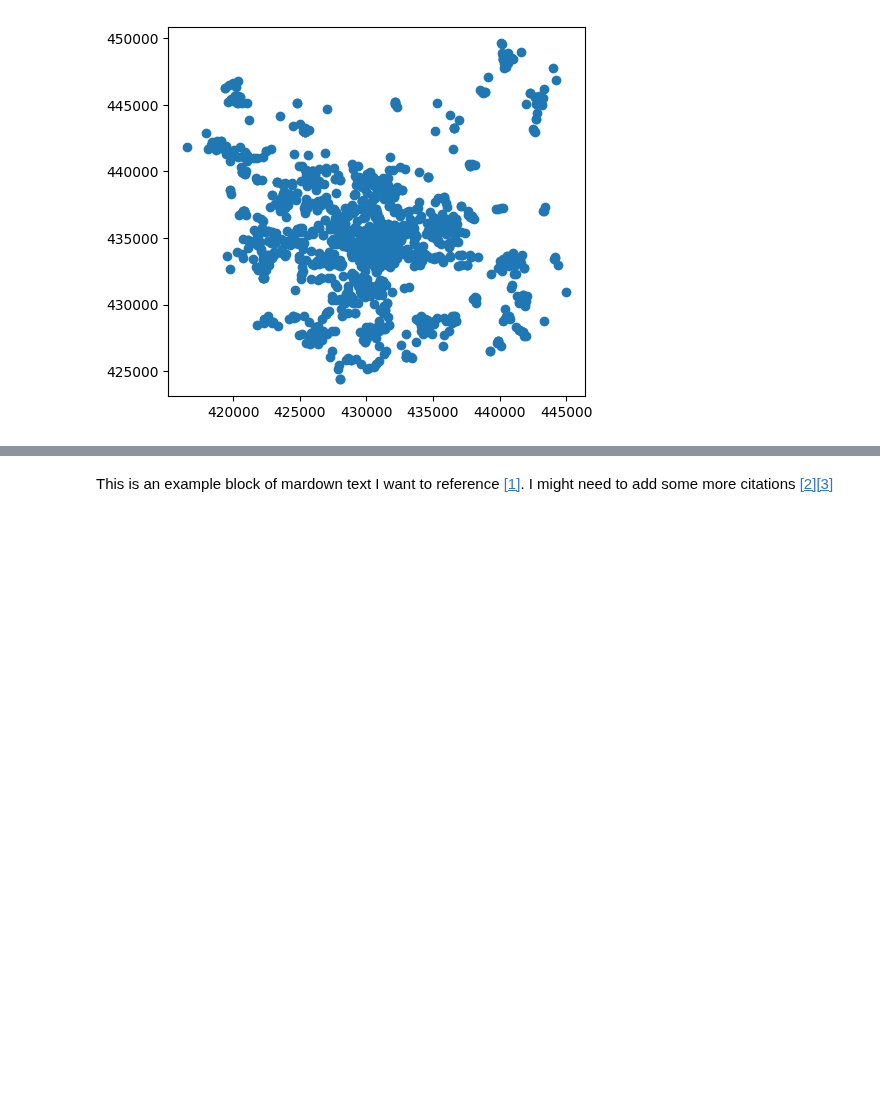
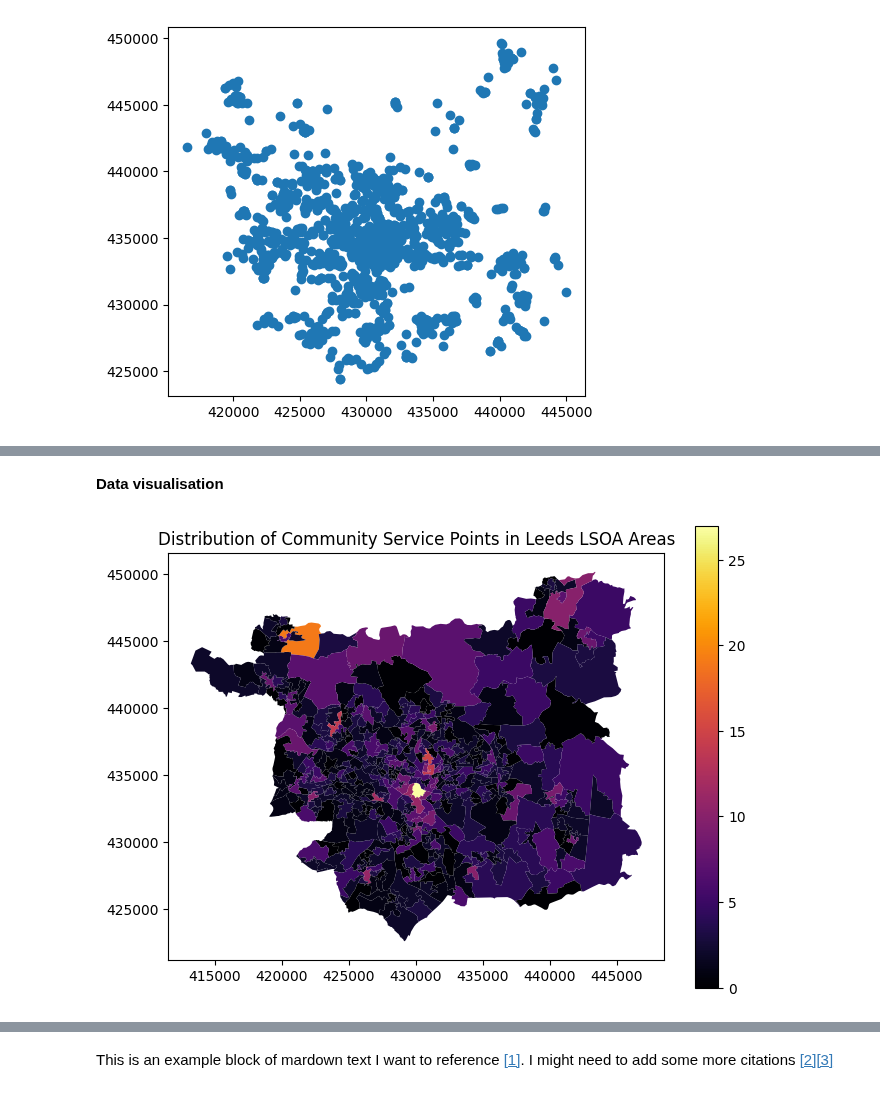
Before and after one commit to smtz0472/GEOG5415, a Jupyter notebook: notebooks/assignment_templates/GEOG5990M_Final_Project_template.ipynb, the cells around one changed output, grey strips where cells are left out. Saved outputs shown, nothing was run; the diff lists cells and outputs as text; code cells hidden in the pictures; blank space fills up the shorter version.

```diff
--- a/notebooks/assignment_templates/GEOG5990M_Final_Project_template.ipynb
+++ b/notebooks/assignment_templates/GEOG5990M_Final_Project_template.ipynb
@@ -213,0 +213,2 @@ service_gdf.plot()
+# %%
+service_leeds=gpd.sjoin(service_gdf,leeds_lsoa[['LSOA21CD','geometry']],how='inner',predicate='within')
@@ -213,0 +224,7 @@ service_gdf.plot()
+# %%
+#group data by area code
+grouped_data = service_leeds.groupby('LSOA21CD')
+#calculate the number of service points for each LSOA area
+service_count = grouped_data.size()
+#convert to dataframe and rename count column
+leeds_counts = service_count.reset_index(name='service_count')
@@ -213,0 +241,5 @@ service_gdf.plot()
+# %%
+#merge the service point count statistics with the original leeds LSOA geodata
+leeds_lsoa_service=leeds_lsoa.merge(leeds_counts,on='LSOA21CD',how='left')
+#use 0 to fill NAN
+leeds_lsoa_service['service_count'] = (leeds_lsoa_service['service_count'].fillna(0).astype(int))
@@ -213,0 +274,4 @@ service_gdf.plot()
+# %%
+#drop the unwanted columns
+leeds_lsoa_service_cleaned=leeds_lsoa_service.drop(columns=['GlobalID','BNG_E','BNG_N','LAT','LONG'])
+leeds_lsoa_service=leeds_lsoa_service_cleaned
@@ -213,0 +287,10 @@ service_gdf.plot()
+# %% [markdown]
+**Data visualisation**
+# %%
+#create a choropleth map
+f,ax = plt.subplots(1,figsize=(8,6))
+leeds_lsoa_service.plot(ax=ax,column ='service_count',legend=True,cmap='inferno')
+plt.title('Distribution of Community Service Points in Leeds LSOA Areas')
+plt.show()
+# %% [output]
+[figure, added]
```
Also changed, not shown: parts of 18 cells of this notebook.
